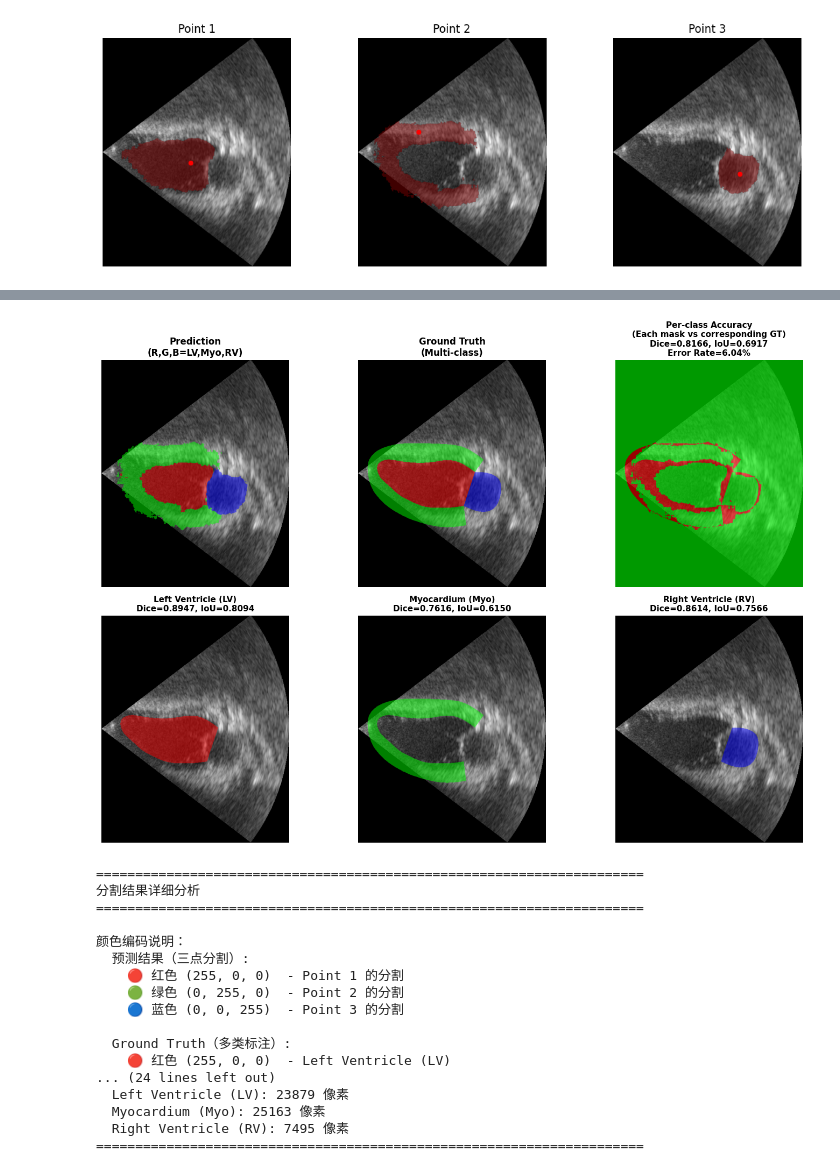
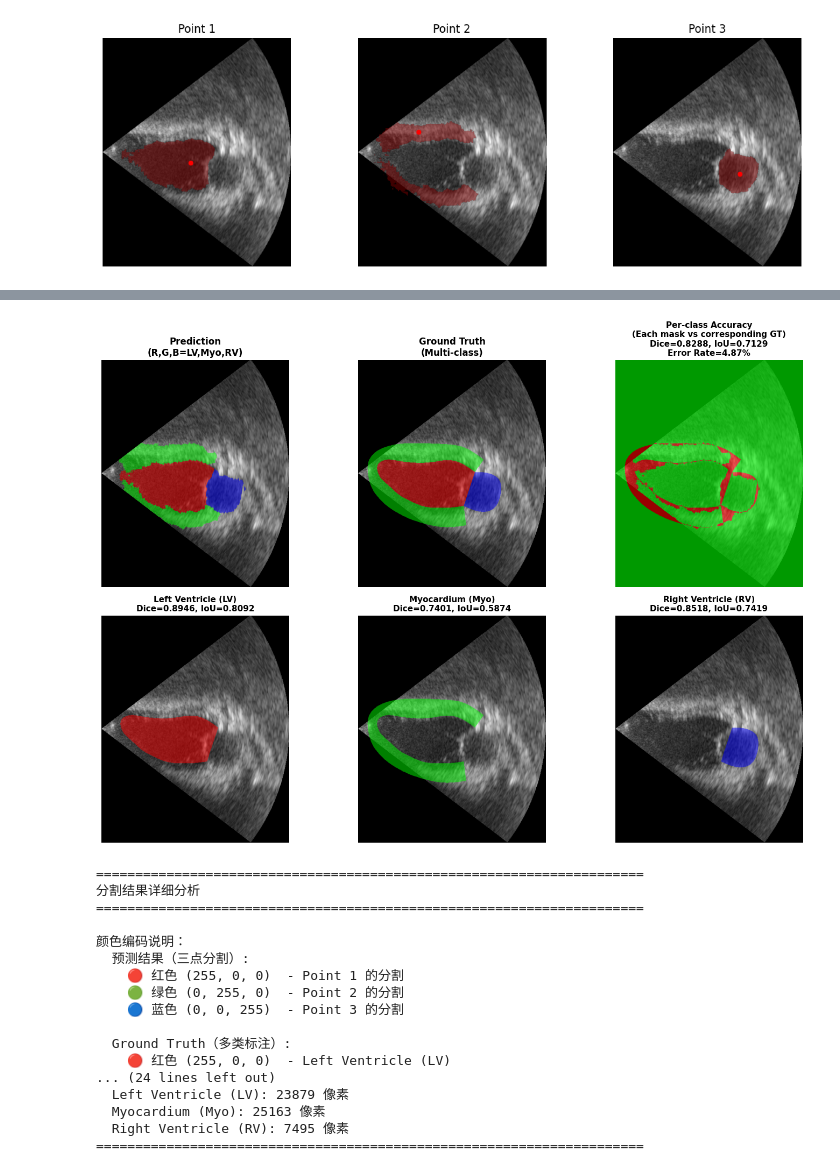
Before and after one commit to George-Zheng-1013/MedSAM, a Jupyter notebook: extensions/point_prompt/analysis.ipynb, the cells around one changed output, grey strips where cells are left out. Drawn from its saved outputs; the diff is of its cells as text; code cells hidden in the pictures.

```diff
--- a/extensions/point_prompt/analysis.ipynb
+++ b/extensions/point_prompt/analysis.ipynb
@@ -115,12 +139,27 @@ def _infer_one_point(x, y, label=1):
     low_res_probs = torch.sigmoid(low_res_logits)
     pred = F.interpolate(low_res_probs, size=(H, W), mode="bilinear", align_corners=False)
     pred = pred.detach().cpu().numpy().squeeze()
-    return (pred > 0.5).astype(np.uint8)
+    return pred
+
+# 先计算每个点的概率图
+probs_pred = []
+for i in range(3):
+    x, y = float(coords_use[i, 0]), float(coords_use[i, 1])
+    prob = _infer_one_point(x, y, labels_use[i] if len(labels_use) > i else 1)
+    probs_pred.append(prob)
+
+# 互斥分配：每个像素只归属一个点（加权优先级：1 > 3 > 2）
+probs_stack = np.stack(probs_pred, axis=0)
+weights = np.array([1.0, 0.8, 0.9], dtype=np.float32)
+weighted_probs = probs_stack * weights[:, None, None]
+max_probs = weighted_probs.max(axis=0)
+best_idx = weighted_probs.argmax(axis=0)
+masks_exclusive = [((best_idx == i) & (max_probs > 0.5)).astype(np.uint8) for i in range(3)]
 
 fig, axes = plt.subplots(1, 3, figsize=(12, 4))
 for i, ax in enumerate(axes):
     x, y = float(coords_use[i, 0]), float(coords_use[i, 1])
-    mask = _infer_one_point(x, y, labels_use[i] if len(labels_use) > i else 1)
+    mask = masks_exclusive[i]
     ax.imshow(image, cmap="gray")
 
     # 只显示掩码区域，避免背景被 jet 染蓝
@@ -279,31 +359,6 @@ GT 各类别像素数:
    前景像素: 7495
 # %%
 # 可视化：三类别 GT + 整体对比 - 参考 to_pic.py 风格，叠加原始超声图
-# 定义颜色配置
-CLASS_LABELS = {
-    0: "Background",
-    1: "Left Ventricle (LV)",
-    2: "Myocardium (Myo)",
-    3: "Right Ventricle (RV)",
-}
-
-# 预测结果的颜色（三个点的输出）
-CLASS_COLORS_PRED = {
-    0: (0, 0, 0),        # 黑色 - 背景
-    1: (255, 0, 0),      # 红色 - Point 1
-    2: (0, 255, 0),      # 绿色 - Point 2
-    3: (0, 0, 255),      # 蓝色 - Point 3
-}
-
-# GT 的颜色（多类别标注）
-CLASS_COLORS_GT = {
-    0: (0, 0, 0),        # 黑色 - 背景
-    1: (255, 0, 0),      # 红色 - LV
-    2: (0, 255, 0),      # 绿色 - Myo
-    3: (0, 0, 255),      # 蓝色 - RV
-}
-
-
 def mask_to_image(mask, class_colors):
     """
     参考 to_pic.py 的 mask_to_image 函数
@@ -368,12 +423,15 @@ def overlay_segmentation(image_gray, seg_colored, alpha=0.5):
     return blended.astype(np.uint8)
 
 
-# 生成预测结果的多标签掩膜
-pred_multi_label = multi_masks_to_colored(masks_pred)
+pred_multi_label = pred_multi_label_refined
 pred_colored = mask_to_image(pred_multi_label, CLASS_COLORS_PRED)
 
 # GT 的彩色图像（使用 database_nifti 的多类标签）
 gt_colored = mask_to_image(gt_multi_class, CLASS_COLORS_GT)
+
+# 叠加到原始超声图
+pred_overlay = overlay_segmentation(image, pred_colored, alpha=0.5)
+gt_overlay = overlay_segmentation(image, gt_colored, alpha=0.5)
 
 # ============ 细化 Overall Accuracy：各类 mask 与对应 GT 的差异并集 ============
 # Point 1 (mask 1) vs LV (class 1)
@@ -384,7 +442,7 @@ error_map = np.zeros((H, W), dtype=np.uint8)  # 0: 正确, 1: 错误
 
 for class_id in range(1, 4):
     idx = class_id - 1
-    pred_class = masks_pred[idx]  # 该类的预测mask
+    pred_class = masks_pred_refined[idx]  # 该类的预测mask
     gt_class = (gt_multi_class == class_id).astype(np.uint8)  # 该类的 GT
 
     # 计算该类的错误：预测与 GT 不同的地方
@@ -404,10 +462,7 @@ error_rate = error_pixels / total_pixels * 100
 
 # 计算整体 Dice 和 IoU（基于多类分割）
 # 将三个 mask 组合为多类预测
-pred_multi_class_for_metrics = np.zeros((H, W), dtype=np.uint8)
-for class_id in range(1, 4):
-    idx = class_id - 1
-    pred_multi_class_for_metrics[masks_pred[idx] > 0] = class_id
+pred_multi_class_for_metrics = pred_multi_label_refined.copy()
 
 # 计算整体 Dice 和 IoU（所有类别加权平均）
 overall_dice_list = []
@@ -460,7 +515,7 @@ for class_id in range(1, 4):
 
     if gt_class.sum() > 0:
         # 获取预测中的对应掩膜
-        pred_class = masks_pred[idx]  # 直接用该点的预测结果
+        pred_class = masks_pred_refined[idx]  # 直接用该点的预测结果
 
         # 生成该类的彩色图
         class_colors_map = {0: (0, 0, 0), 1: class_colors_display[idx][0]}
@@ -503,35 +558,35 @@ print("\n  准确率对比（细化）:")
 print("    🟢 绿色 - 所有类别预测正确的像素")
 print("    🔴 红色 - 任意类别预测错误的像素（三个 mask 与对应 GT 的差异并集）")
 
 print("\n  背景：原始超声图像（灰度）")
 
 print("\n整体性能指标：")
 print(f"  Overall Dice（各类平均）: {overall_dice:.4f}")
 print(f"  Overall IoU（各类平均）: {overall_iou:.4f}")
 print(f"  错误率: {error_rate:.2f}%")
 print(f"  正确率: {100 - error_rate:.2f}%")
 
 print("\n各类别性能指标：")
 for class_id in range(1, 4):
     idx = class_id - 1
-    pred_class = masks_pred[idx]
+    pred_class = masks_pred_refined[idx]
     gt_class = (gt_multi_class == class_id).astype(np.uint8)
 
     if gt_class.sum() > 0:
         dice_class = calculate_dice(pred_class, gt_class)
         iou_class = calculate_iou(pred_class, gt_class)
         print(f"  {CLASS_LABELS[class_id]}:")
         print(f"    Dice={dice_class:.4f}, IoU={iou_class:.4f}")
 
 print("\nGround Truth 统计：")
 for class_id in range(1, 4):
     gt_class = (gt_multi_class == class_id).astype(np.uint8)
     if gt_class.sum() > 0:
         print(f"  {CLASS_LABELS[class_id]}: {gt_class.sum()} 像素")
 
 print("=" * 70)
 # %% [output]
-[figure, old version]
+[figure, new version]
 ======================================================================
 分割结果详细分析
 ======================================================================
```
Also changed, not shown: parts of 2 cells of this notebook, 6 other files.
